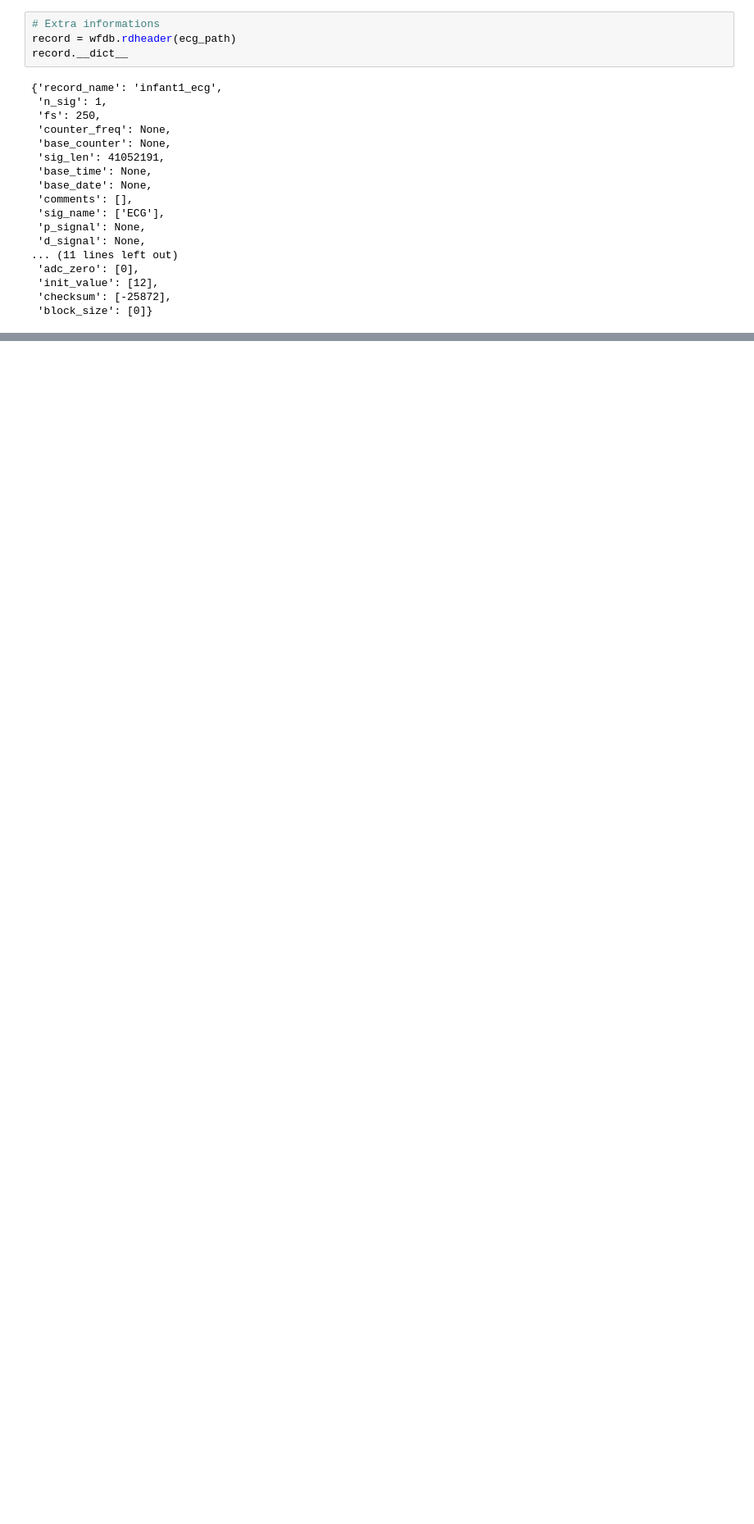
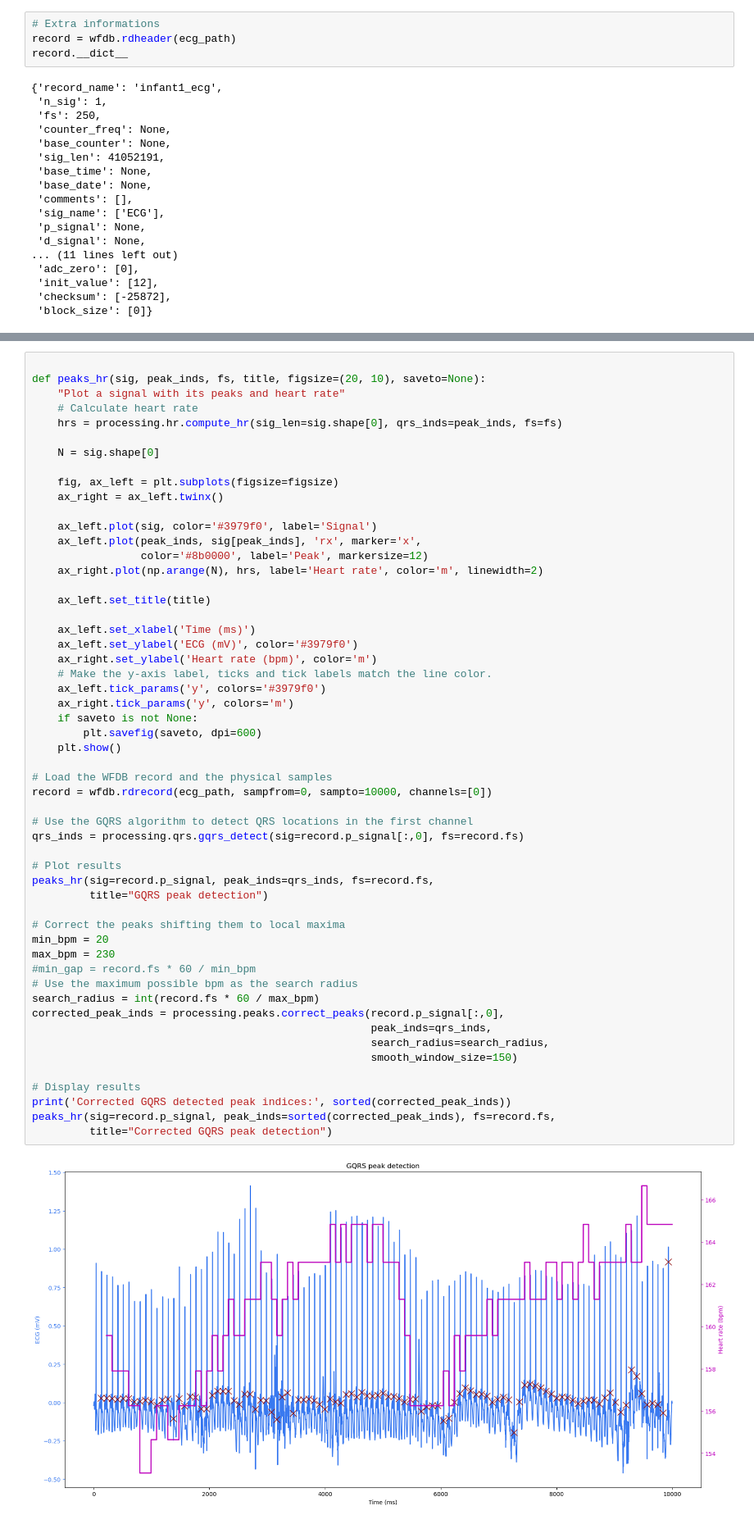
Before and after one commit to ChoyHy/um-ml-assignment, a Jupyter notebook: ECG and Respiratory Data Preprocessing.ipynb, the cells around one changed output, grey strips where cells are left out. Shown: that part at 82% size. Cells and saved outputs as stored; diff of their text form; blank space fills up the shorter version.

Commit message:
added code to get heart rate based on sample

```diff
--- a/ECG and Respiratory Data Preprocessing.ipynb
+++ b/ECG and Respiratory Data Preprocessing.ipynb
@@ -88,0 +97,56 @@ record.__dict__
+# %%
+
+def peaks_hr(sig, peak_inds, fs, title, figsize=(20, 10), saveto=None):
+    "Plot a signal with its peaks and heart rate"
+    # Calculate heart rate
+    hrs = processing.hr.compute_hr(sig_len=sig.shape[0], qrs_inds=peak_inds, fs=fs)
+
+    N = sig.shape[0]
+
+    fig, ax_left = plt.subplots(figsize=figsize)
+    ax_right = ax_left.twinx()
+
+    ax_left.plot(sig, color='#3979f0', label='Signal')
+    ax_left.plot(peak_inds, sig[peak_inds], 'rx', marker='x',
+                 color='#8b0000', label='Peak', markersize=12)
+    ax_right.plot(np.arange(N), hrs, label='Heart rate', color='m', linewidth=2)
+
+    ax_left.set_title(title)
+
+    ax_left.set_xlabel('Time (ms)')
+    ax_left.set_ylabel('ECG (mV)', color='#3979f0')
+    ax_right.set_ylabel('Heart rate (bpm)', color='m')
+    # Make the y-axis label, ticks and tick labels match the line color.
+    ax_left.tick_params('y', colors='#3979f0')
+    ax_right.tick_params('y', colors='m')
+    if saveto is not None:
+        plt.savefig(saveto, dpi=600)
+    plt.show()
+
+# Load the WFDB record and the physical samples
+record = wfdb.rdrecord(ecg_path, sampfrom=0, sampto=10000, channels=[0])
+
+# Use the GQRS algorithm to detect QRS locations in the first channel
+qrs_inds = processing.qrs.gqrs_detect(sig=record.p_signal[:,0], fs=record.fs)
+
+# Plot results
+peaks_hr(sig=record.p_signal, peak_inds=qrs_inds, fs=record.fs,
+         title="GQRS peak detection")
+
+# Correct the peaks shifting them to local maxima
+min_bpm = 20
+max_bpm = 230
+#min_gap = record.fs * 60 / min_bpm
+# Use the maximum possible bpm as the search radius
+search_radius = int(record.fs * 60 / max_bpm)
+corrected_peak_inds = processing.peaks.correct_peaks(record.p_signal[:,0],
+                                                     peak_inds=qrs_inds,
+                                                     search_radius=search_radius,
+                                                     smooth_window_size=150)
+
+# Display results
+print('Corrected GQRS detected peak indices:', sorted(corrected_peak_inds))
+peaks_hr(sig=record.p_signal, peak_inds=sorted(corrected_peak_inds), fs=record.fs,
+         title="Corrected GQRS peak detection")
+# %% [output]
+[figure, added]
```
Also changed, not shown: parts of 3 cells of this notebook, 1 other file.
